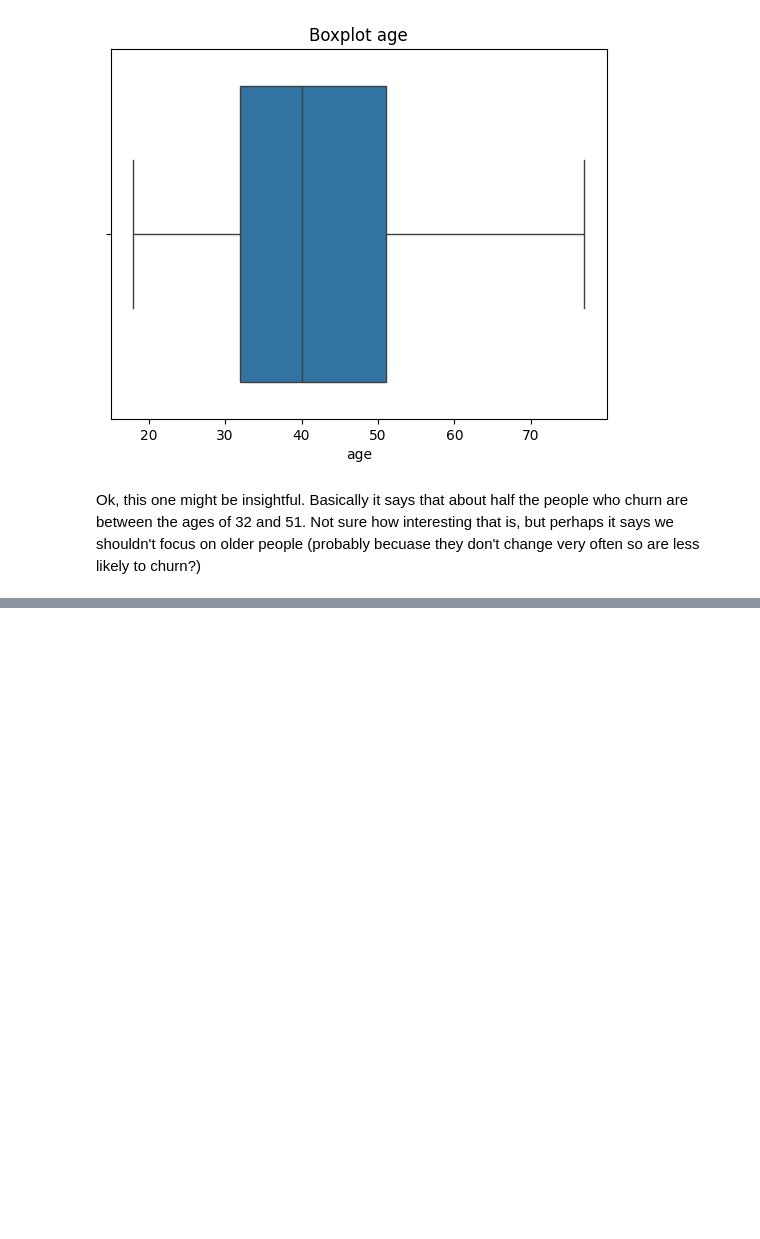
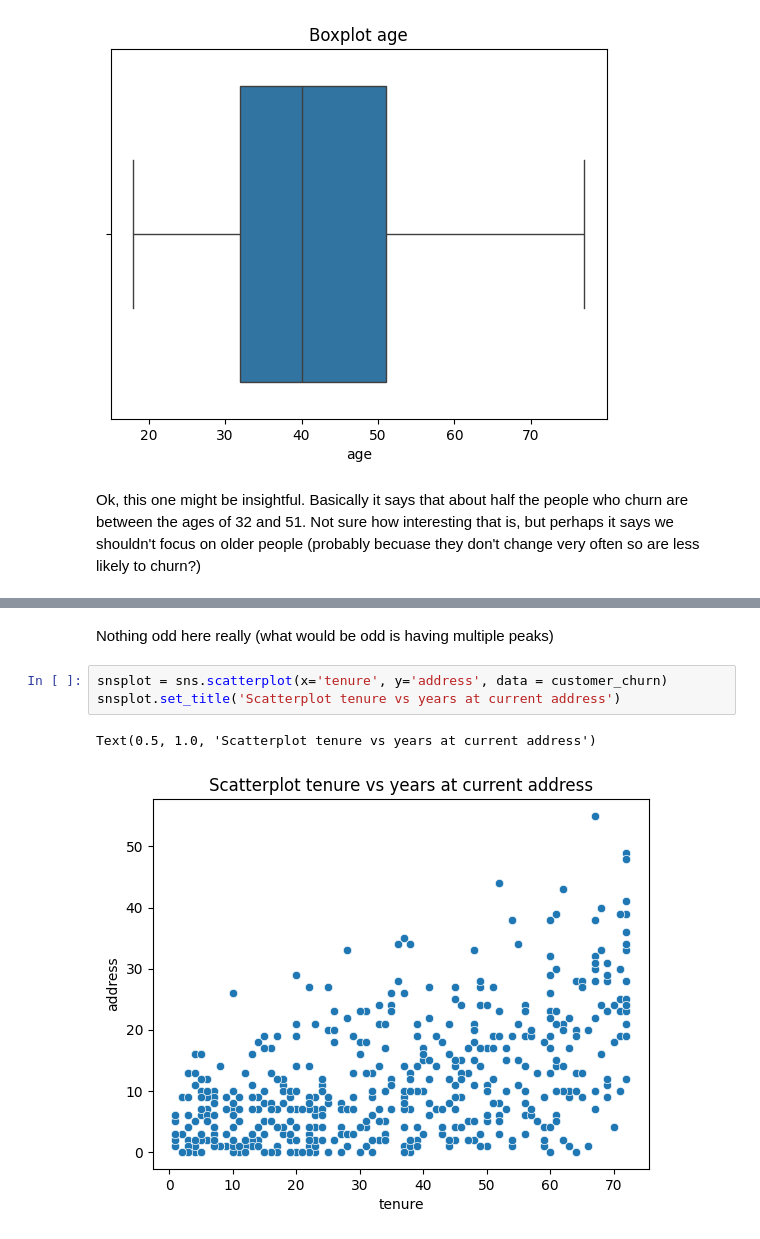
Before and after one commit to dallascaley/Business-Intelligence, a Jupyter notebook: ISO470_Assignment01.ipynb, the cells around one changed output, grey strips where cells are left out. Saved outputs shown, nothing was run; the diff lists cells and outputs as text; blank space fills up the shorter version.

```diff
--- a/ISO470_Assignment01.ipynb
+++ b/ISO470_Assignment01.ipynb
@@ -247,0 +297,8 @@ This one is also interesting, basically people who make between 26k and 81k are
+# %% [markdown]
+Nothing odd here really (what would be odd is having multiple peaks)
+# %%
+snsplot = sns.scatterplot(x='tenure', y='address', data = customer_churn)
+snsplot.set_title('Scatterplot tenure vs years at current address')
+# %% [output]
+Text(0.5, 1.0, 'Scatterplot tenure vs years at current address')
+[figure, added]
```
Also changed, not shown: parts of 19 cells of this notebook.
